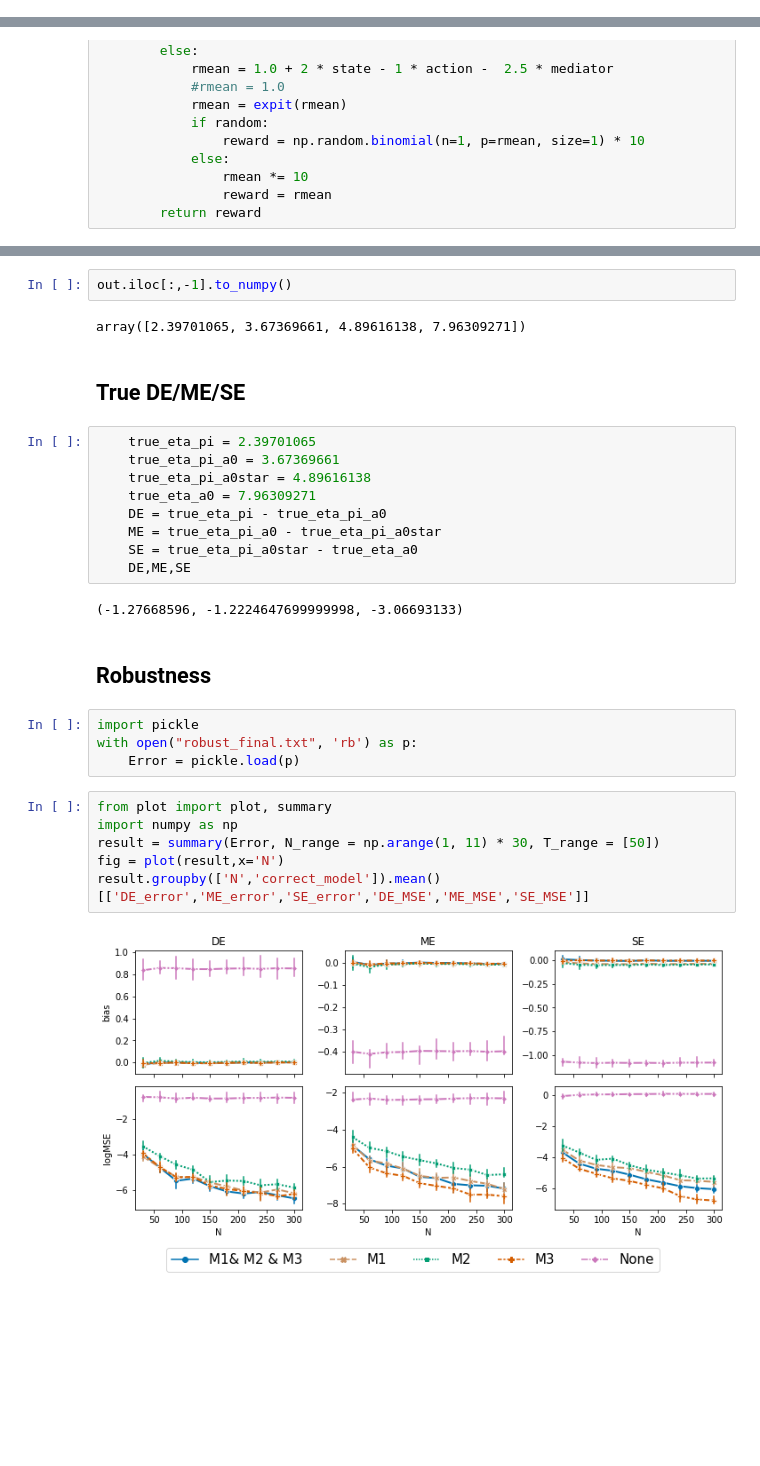
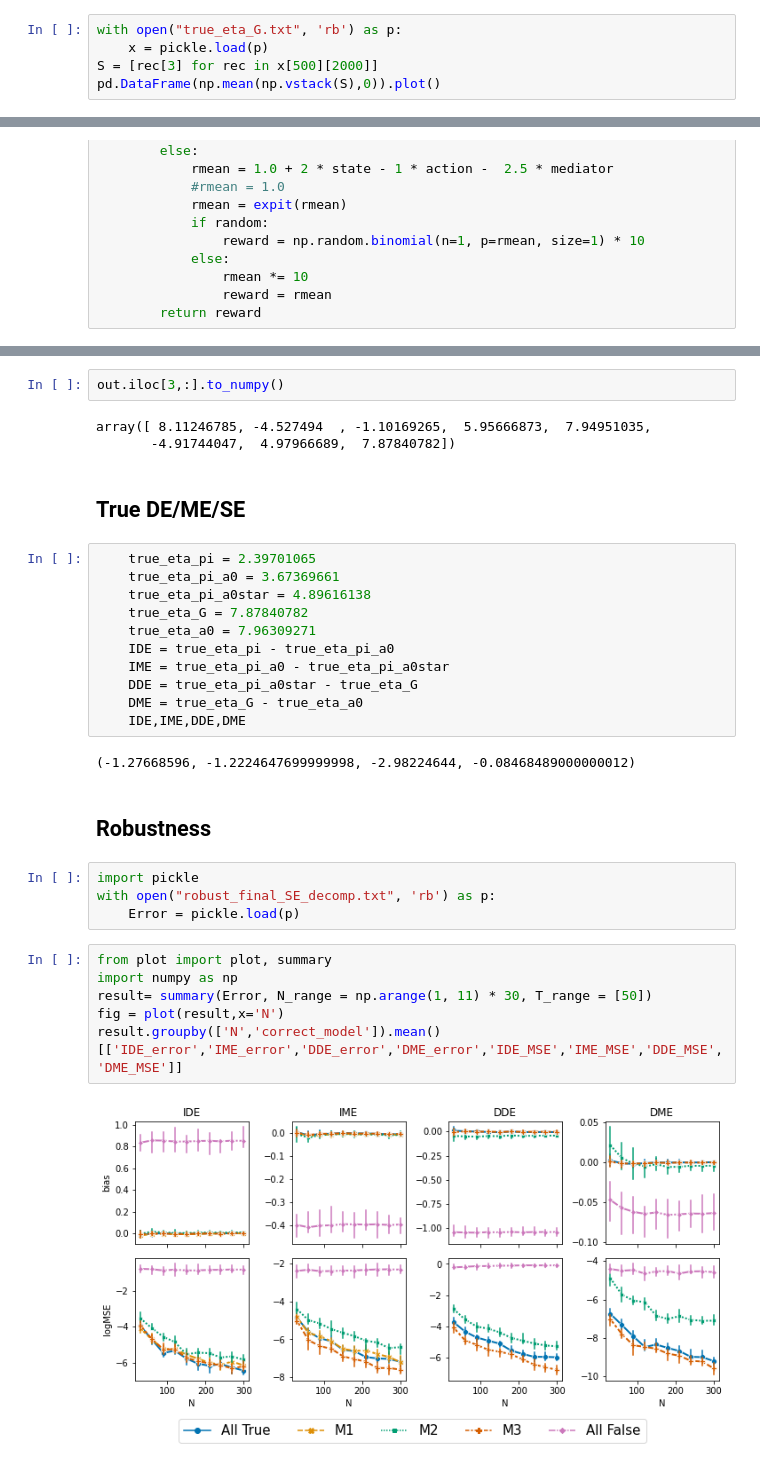
Before and after one commit to linlinlin97/MediationRL, a Jupyter notebook: Toy_1/Toy_example.ipynb, the cells around one changed output, grey strips where cells are left out. Drawn from its saved outputs; the diff is of its cells as text; blank space fills up the shorter version.

```diff
--- a/Toy_1/Toy_example.ipynb
+++ b/Toy_1/Toy_example.ipynb
@@ -74,0 +73,5 @@ mean[-1]
+# %%
+with open("true_eta_G.txt", 'rb') as p:
+    x = pickle.load(p)
+S = [rec[3] for rec in x[500][2000]]
+pd.DataFrame(np.mean(np.vstack(S),0)).plot()
@@ -249,31 +273,34 @@ out
 # %%
-out.iloc[:,-1].to_numpy()
+out.iloc[3,:].to_numpy()
 # %% [output]
-array([2.39701065, 3.67369661, 4.89616138, 7.96309271])
+array([ 8.11246785, -4.527494  , -1.10169265,  5.95666873,  7.94951035,
+       -4.91744047,  4.97966689,  7.87840782])
 # %% [markdown]
 ## True DE/ME/SE
 # %%
     true_eta_pi = 2.39701065
     true_eta_pi_a0 = 3.67369661
     true_eta_pi_a0star = 4.89616138
+    true_eta_G = 7.87840782
     true_eta_a0 = 7.96309271
-    DE = true_eta_pi - true_eta_pi_a0
-    ME = true_eta_pi_a0 - true_eta_pi_a0star
-    SE = true_eta_pi_a0star - true_eta_a0
-    DE,ME,SE
+    IDE = true_eta_pi - true_eta_pi_a0
+    IME = true_eta_pi_a0 - true_eta_pi_a0star
+    DDE = true_eta_pi_a0star - true_eta_G
+    DME = true_eta_G - true_eta_a0
+    IDE,IME,DDE,DME
 # %% [output]
-(-1.27668596, -1.2224647699999998, -3.06693133)
+(-1.27668596, -1.2224647699999998, -2.98224644, -0.08468489000000012)
 # %% [markdown]
 ## Robustness
 # %%
 import pickle
-with open("robust_final.txt", 'rb') as p:
+with open("robust_final_SE_decomp.txt", 'rb') as p:
     Error = pickle.load(p)
 # %%
 from plot import plot, summary
 import numpy as np
-result = summary(Error, N_range = np.arange(1, 11) * 30, T_range = [50])
+result= summary(Error, N_range = np.arange(1, 11) * 30, T_range = [50])
 fig = plot(result,x='N')
-result.groupby(['N','correct_model']).mean()[['DE_error','ME_error','SE_error','DE_MSE','ME_MSE','SE_MSE']]
+result.groupby(['N','correct_model']).mean()[['IDE_error','IME_error','DDE_error','DME_error','IDE_MSE','IME_MSE','DDE_MSE','DME_MSE']]
 # %% [output]
-[figure, old version]
+[figure, new version]
```
Also changed, not shown: parts of 8 cells of this notebook, 7 other files.
